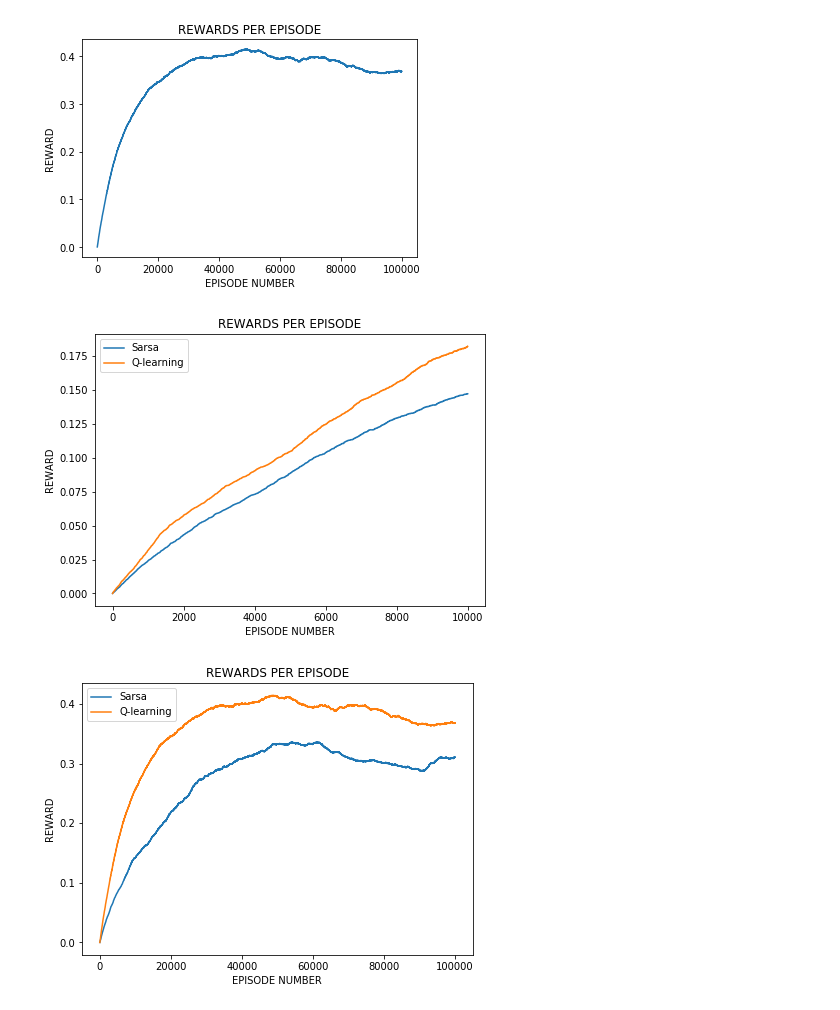
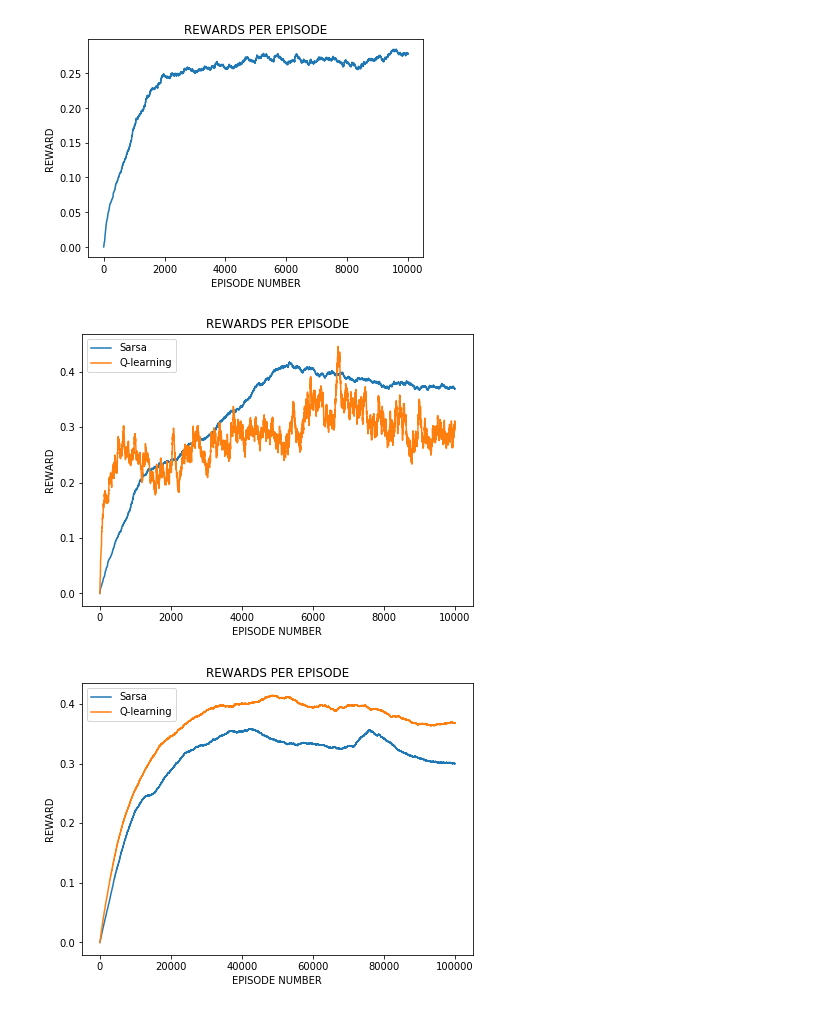
Before and after one commit to butoialexandra/Chess-Agent, a Jupyter notebook: Untitled.ipynb, the cells around one changed output. Drawn from its saved outputs; the diff is of its cells as text; code cells hidden in the pictures.

```diff
--- a/Untitled.ipynb
+++ b/Untitled.ipynb
@@ -19,24 +19,24 @@ def show_sarsa_vs_qlearning(rewards_sarsa, rewards_q):
     plt.xlabel('EPISODE NUMBER')
     plt.legend(['Sarsa', 'Q-learning'], loc='upper left')
 # %%
-with open('q_100k.pickle', 'rb') as file:
+with open('sarsa_10k_4.pickle', 'rb') as file:
     rewards = pickle.load(file)
 show_sarsa(rewards)
 # %% [output]
-[figure, old version]
+[figure, new version]
 # %%
-with open('sarsa_10k.pickle', 'rb') as file:
+with open('sarsa_10k_3.pickle', 'rb') as file:
     rewards_sarsa = pickle.load(file)
-with open('q_10k.pickle', 'rb') as file:
+with open('q_10k_3.pickle', 'rb') as file:
     rewards_q = pickle.load(file)
 show_sarsa_vs_qlearning(rewards_sarsa, rewards_q)
 # %% [output]
-[figure, old version]
+[figure, new version]
 # %%
-with open('sarsa_100k.pickle', 'rb') as file:
+with open('sarsa_100k_2.pickle', 'rb') as file:
     rewards_sarsa = pickle.load(file)
 with open('q_100k.pickle', 'rb') as file:
     rewards_q = pickle.load(file)
 show_sarsa_vs_qlearning(rewards_sarsa, rewards_q)
 # %% [output]
-[figure, old version]
+[figure, new version]
```
Also changed, not shown: parts of 2 cells of this notebook, 11 other files.
